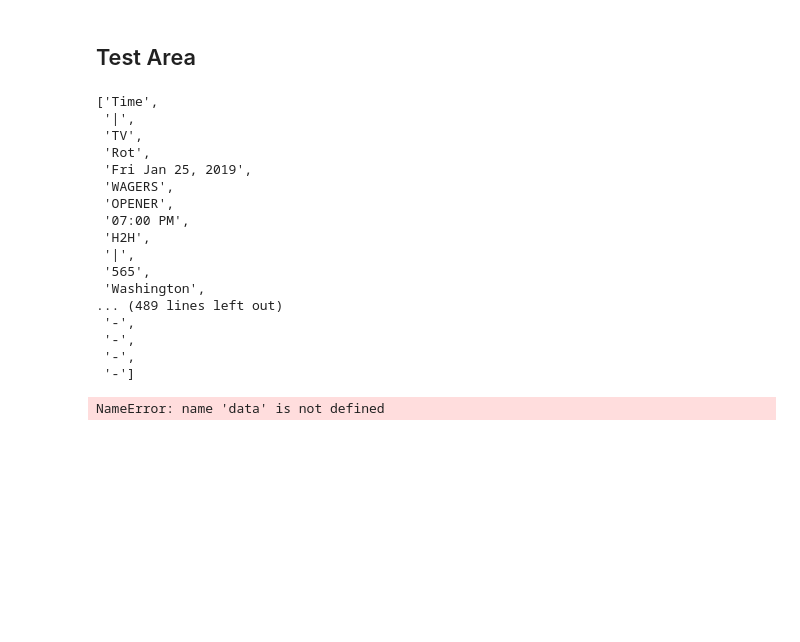
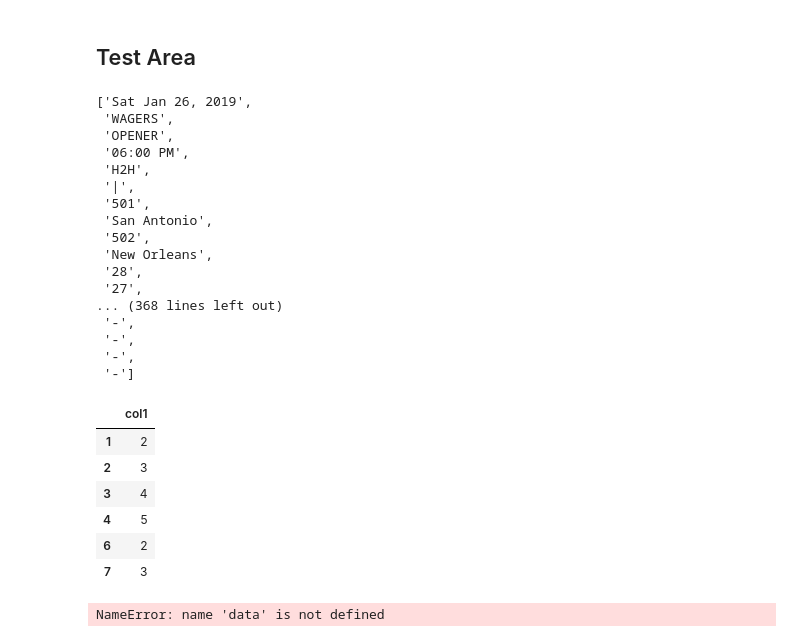
Before and after one commit to giebasjo/RG_Ventures, a Jupyter notebook: SportsBetting/HistoricalData/Basketball/Odds/Archive/ARCHIVE_Scrape_Historical_NBA_Odds_Testing.ipynb, the cells around one changed output. Saved outputs shown, nothing was run; the diff lists cells and outputs as text; code cells hidden in the pictures; blank space fills up the shorter version.

```diff
--- a/SportsBetting/HistoricalData/Basketball/Odds/Archive/ARCHIVE_Scrape_Historical_NBA_Odds_Testing.ipynb
+++ b/SportsBetting/HistoricalData/Basketball/Odds/Archive/ARCHIVE_Scrape_Historical_NBA_Odds_Testing.ipynb
@@ -89,26 +89,38 @@ BetOnline = []
 
 colnames = [GameID, Date, Teams, Points, Wagers, Opener, Pinnacle, Fivedimes, Bookmaker, BetOnline]
 # %%
-data = table.text.split("\n")[14:]
+data = table.text.split("\n")[18:]
 data
 # %% [output]
-['Time',
- '|',
- 'TV',
- 'Rot',
- 'Fri Jan 25, 2019',
+['Sat Jan 26, 2019',
  'WAGERS',
  'OPENER',
- '07:00 PM',
+ '06:00 PM',
  'H2H',
  '|',
- '565',
- 'Washington',
-... (489 lines left out)
+ '501',
+ 'San Antonio',
+ '502',
+ 'New Orleans',
+ '28',
+ '27',
+... (368 lines left out)
  '-',
  '-',
  '-',
  '-']
+# %%
+dft = pd.DataFrame({'col1':[1,2,3,4,5,1,2,3]})
+# %%
+dft.drop(list(np.where(dft['col1'] == 1)[0]))
+# %% [output]
+|  | col1 |
+| 1 | 2 |
+| 2 | 3 |
+| 3 | 4 |
+| 4 | 5 |
+| 6 | 2 |
+| 7 | 3 |
 # %%
 def populate(data, colnames, teamNames):
     game_id = 0
```
Also changed, not shown: 42 other files.
